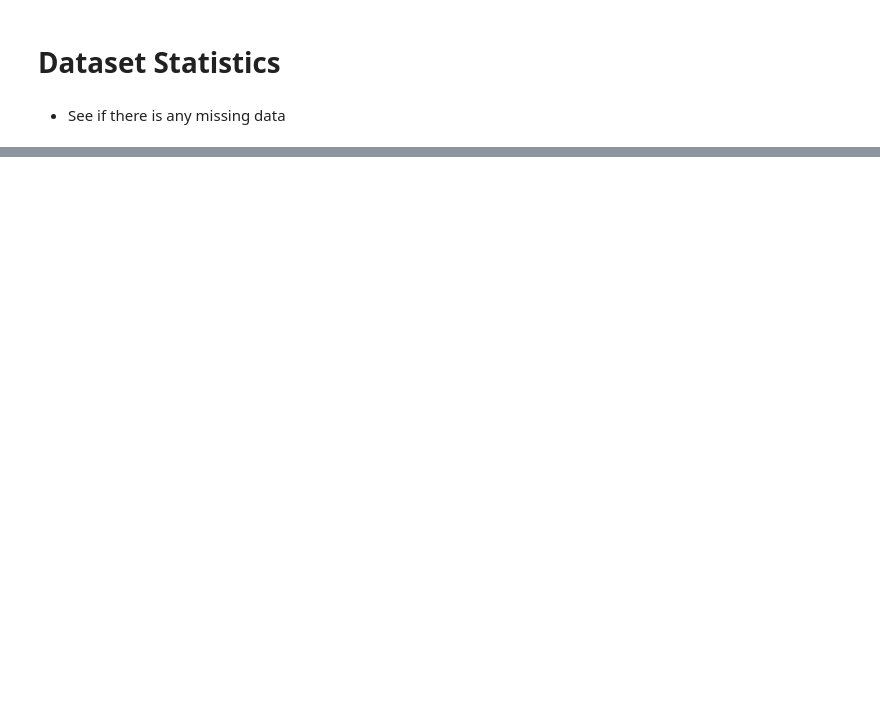
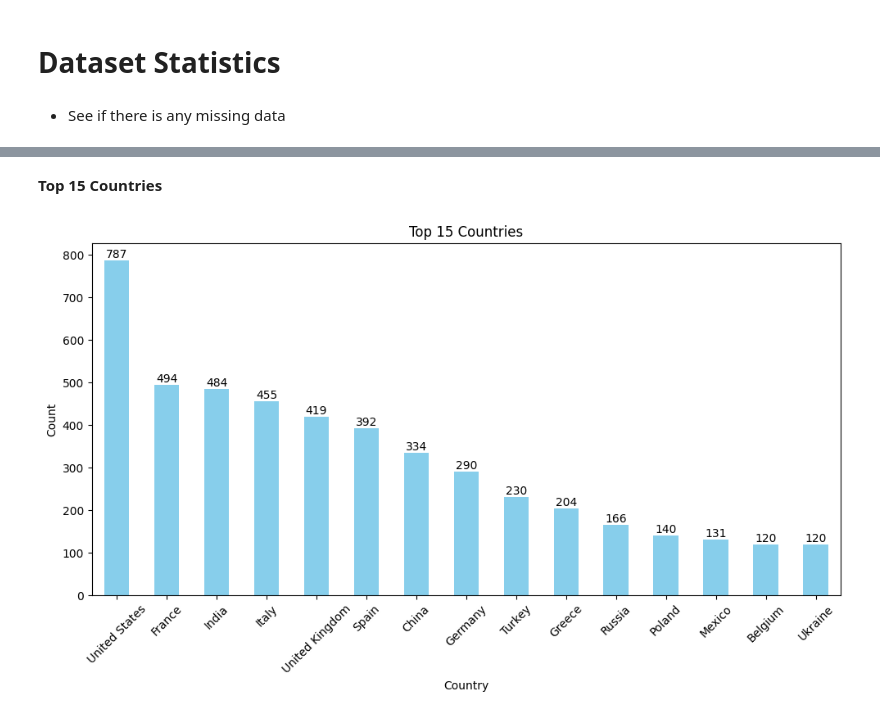
Before and after one commit to JoaoPadrao/PRI-Project, a Jupyter notebook: Statistics.ipynb, the cells around one changed output, grey strips where cells are left out. Cells and saved outputs as stored; diff of their text form; code cells hidden in the pictures; blank space fills up the shorter version.

Commit message:
Have done som graphics and fixed a little the dataset

```diff
--- a/Statistics.ipynb
+++ b/Statistics.ipynb
@@ -30,0 +46,16 @@ dtype: int64
+# %% [markdown]
+**Top 15 Countries**
+# %%
+top_15_countries = df['Country'].value_counts().head(15)
+plt.figure(figsize=(10, 6))
+top_15_countries.plot(kind='bar', color='skyblue')
+plt.title('Top 15 Countries')
+plt.xlabel('Country')
+plt.ylabel('Count')
+plt.xticks(rotation=45)
+plt.tight_layout()
+
+for i, count in enumerate(top_15_countries):
+    plt.text(i, count, str(count), ha='center', va='bottom')
+# %% [output]
+[figure, added]
```
Also changed, not shown: parts of 18 cells of this notebook, 2 other files.
